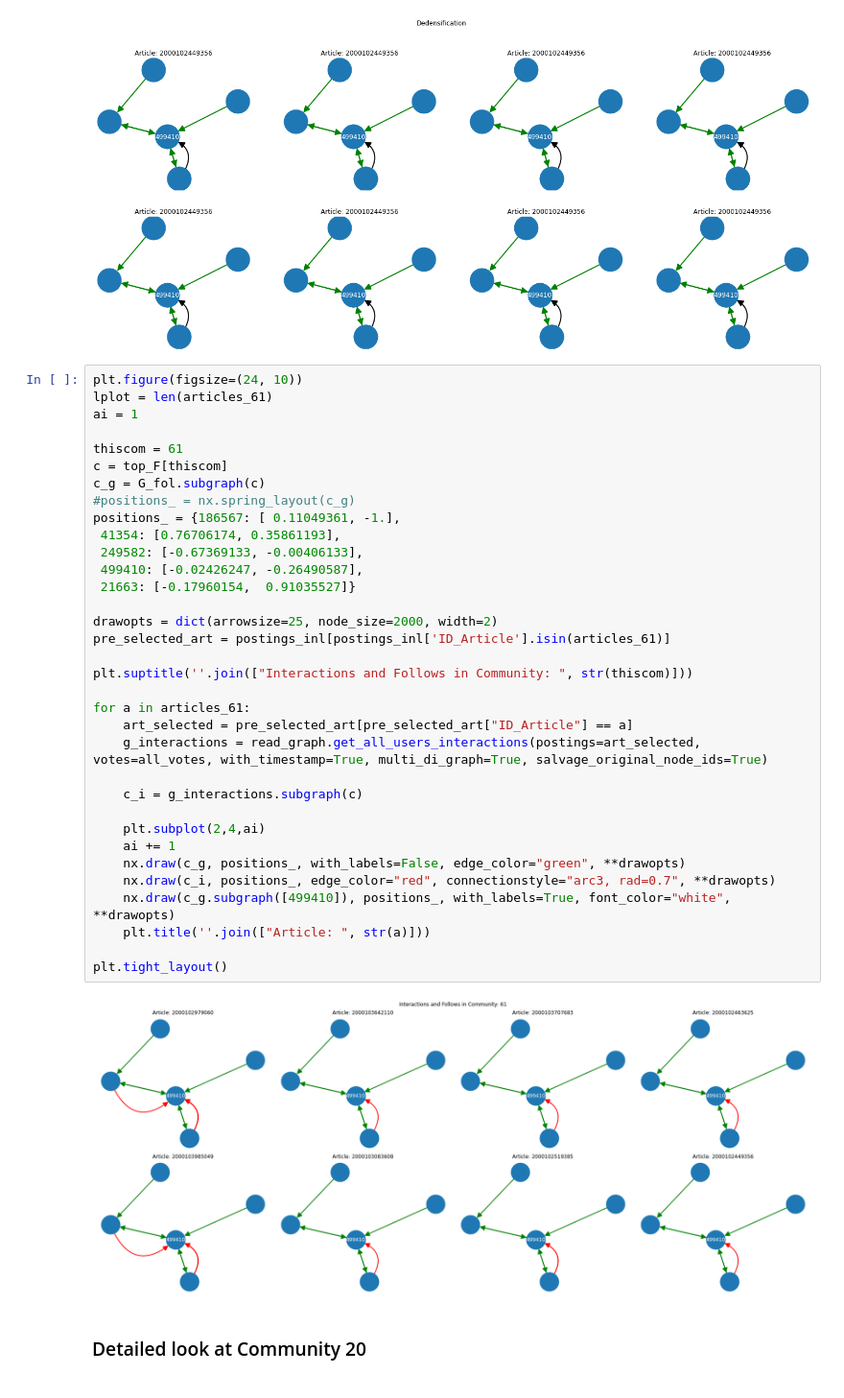
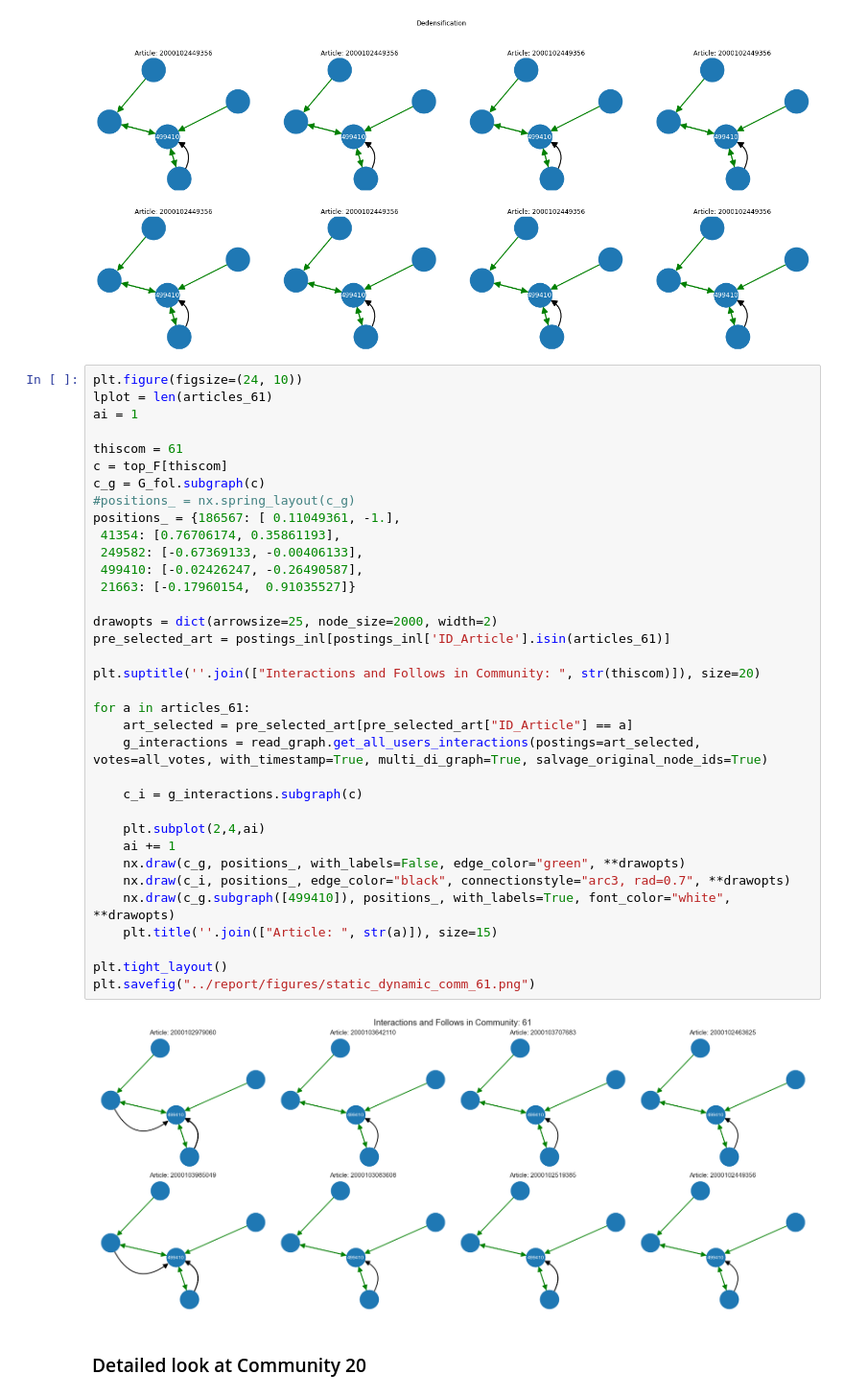
Before and after one commit to oStritze/sna, a Jupyter notebook: src/static_dynamic.ipynb, the cells around one changed output. Shown at 96% size. Cells and saved outputs as stored; diff of their text form.

```diff
--- a/src/static_dynamic.ipynb
+++ b/src/static_dynamic.ipynb
@@ -417,37 +417,38 @@ plt.figure(figsize=(24, 10))
 lplot = len(articles_61)
 ai = 1
 
 thiscom = 61
 c = top_F[thiscom]
 c_g = G_fol.subgraph(c)
 #positions_ = nx.spring_layout(c_g)
 positions_ = {186567: [ 0.11049361, -1.],
  41354: [0.76706174, 0.35861193],
  249582: [-0.67369133, -0.00406133],
  499410: [-0.02426247, -0.26490587],
  21663: [-0.17960154,  0.91035527]}
 
 drawopts = dict(arrowsize=25, node_size=2000, width=2)
 pre_selected_art = postings_inl[postings_inl['ID_Article'].isin(articles_61)]
 
-plt.suptitle(''.join(["Interactions and Follows in Community: ", str(thiscom)]))
+plt.suptitle(''.join(["Interactions and Follows in Community: ", str(thiscom)]), size=20)
 
 for a in articles_61:
     art_selected = pre_selected_art[pre_selected_art["ID_Article"] == a]
     g_interactions = read_graph.get_all_users_interactions(postings=art_selected, votes=all_votes, with_timestamp=True, multi_di_graph=True, salvage_original_node_ids=True)
 
     c_i = g_interactions.subgraph(c)
 
     plt.subplot(2,4,ai)
     ai += 1
     nx.draw(c_g, positions_, with_labels=False, edge_color="green", **drawopts)
-    nx.draw(c_i, positions_, edge_color="red", connectionstyle="arc3, rad=0.7", **drawopts)
+    nx.draw(c_i, positions_, edge_color="black", connectionstyle="arc3, rad=0.7", **drawopts)
     nx.draw(c_g.subgraph([499410]), positions_, with_labels=True, font_color="white", **drawopts)
-    plt.title(''.join(["Article: ", str(a)]))
+    plt.title(''.join(["Article: ", str(a)]), size=15)
 
 plt.tight_layout()
+plt.savefig("../report/figures/static_dynamic_comm_61.png")
 # %% [output]
-[figure, old version]
+[figure, new version]
 # %% [markdown]
 ### Detailed look at Community 20
 # %%
```
Also changed, not shown: parts of 5 cells of this notebook, 2 other files.
